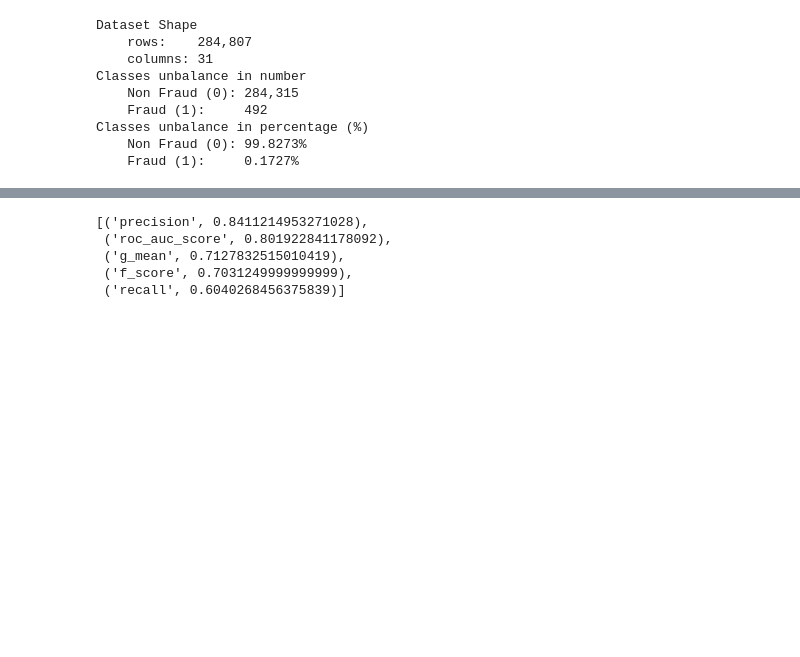
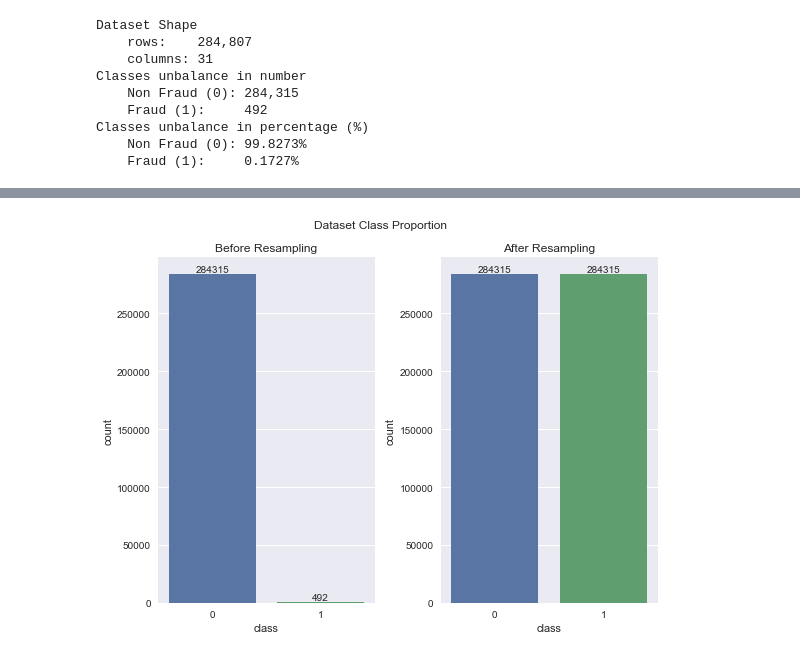
Before and after one commit to gerardovitale/fraud-detection, a Jupyter notebook: notebooks/src/ros_experiment.ipynb, the cells around one changed output, grey strips where cells are left out. Drawn from its saved outputs; the diff is of its cells as text; code cells hidden in the pictures; blank space fills up the shorter version.

Commit message:
some improvement and visualization added

```diff
--- a/notebooks/src/ros_experiment.ipynb
+++ b/notebooks/src/ros_experiment.ipynb
@@ -14,12 +17,17 @@ from utils import get_data_metrics, get_model_metrics, sort_model_metrics, get_m
 # %%
 ## Globals
+COLORS = sns.palettes.color_palette('colorblind')
 RANDOM_STATE = 42
 TEST_SIZE = 0.33
+ITER = 2500
+N_JOBS = -1
 
 if 'google.colab' in str(get_ipython()):
   from google.colab import drive
   drive.mount('/content/drive')
   data_path = 'drive/MyDrive/BigDataMaster/TFM/data/creditcard.csv'
+elif os.getenv('CONTAINER_BASE_DIR'):
+  data_path = '../data/creditcard.csv'
 else:
   data_path = '../../data/creditcard.csv'
 # %%
@@ -59,0 +70,5 @@ Classes unbalance in percentage (%)
+# %%
+EXP_ID = 'ROS + LogReg'
+
+X_train, X_test, y_train, y_test = train_test_split(
+    X, y, test_size=TEST_SIZE, random_state=RANDOM_STATE)
@@ -60,3 +112,10 @@ Classes unbalance in percentage (%)
 # %%
 ros = RandomOverSampler(random_state=RANDOM_STATE)
 X_resampled, y_resampled = ros.fit_resample(X, y)
+
+## comparing some DataFrame metrics before and after resampling
+data_metrics = get_data_metrics(y, 'main', EXP_ID, False) + \
+  get_data_metrics(y_resampled, 'main', EXP_ID, True)
+
+df_data_metrics = pd.DataFrame(data_metrics)
+df_data_metrics
@@ -102,22 +128,31 @@ get_data_metrics(y_train, 'train'), get_data_metrics(y_test, 'test')
-# %%
-lr = LogisticRegression(random_state=RANDOM_STATE,max_iter=1000, n_jobs=-1)\
-    .fit(X_train, y_train)
-y_pred = lr.predict(X_test)
-
-metrics = {}
-metrics['f_score'] = f1_score(y_test, y_pred)
-metrics['recall'] = recall_score(y_test, y_pred)
-metrics['precision'] = precision_score(y_test, y_pred)
-metrics['g_mean'] = np.sqrt(metrics['recall'] * metrics['precision'])
-metrics['roc_auc_score'] = roc_auc_score(y_test, y_pred)
-
-sort_model_metrics(metrics)
-# %% [output]
-[('precision', 0.8411214953271028),
- ('roc_auc_score', 0.801922841178092),
- ('g_mean', 0.7127832515010419),
- ('f_score', 0.7031249999999999),
- ('recall', 0.6040268456375839)]
+# %%
+_ = plt.figure(figsize=[8,6])
+plt.suptitle('Dataset Class Proportion')
+
+before = df_data_metrics[~df_data_metrics['is_resampled']]
+after = df_data_metrics[df_data_metrics['is_resampled']]
+
+plt.subplot(1,2,1)
+ax = sns.barplot(
+    data=before,
+    x='class',
+    y='count')
+for container in ax.containers:
+  ax.bar_label(container)
+plt.title('Before Resampling')
+
+plt.subplot(1,2,2)
+ax = sns.barplot(
+    data=after,
+    x='class',
+    y='count')
+for container in ax.containers:
+    ax.bar_label(container)
+plt.title('After Resampling')
+
+plt.tight_layout()
+# %% [output]
+[figure, added]
 # %%
 X_train_resampled, X_test_resampled, y_train_resampled, y_test_resampled = train_test_split(
     X_resampled, y_resampled, test_size=TEST_SIZE, random_state=RANDOM_STATE)
```
Also changed, not shown: parts of 20 cells of this notebook.
